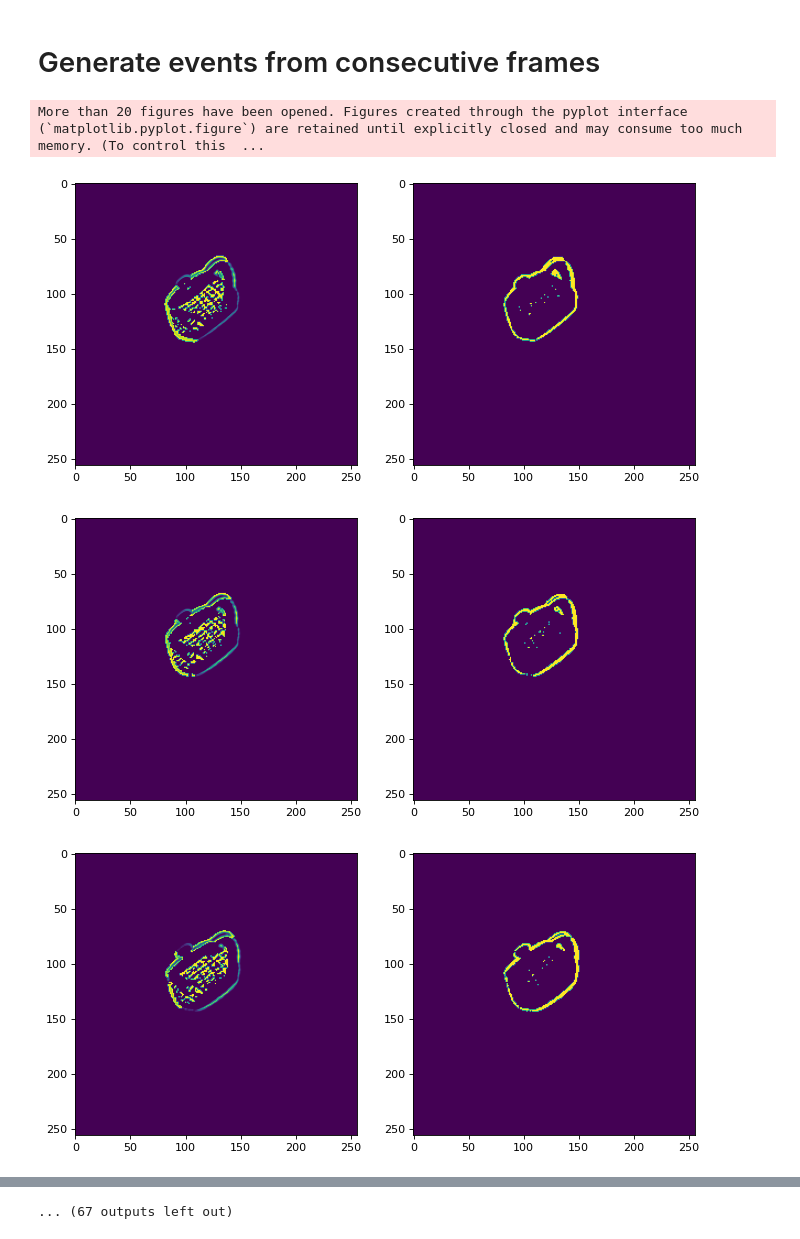
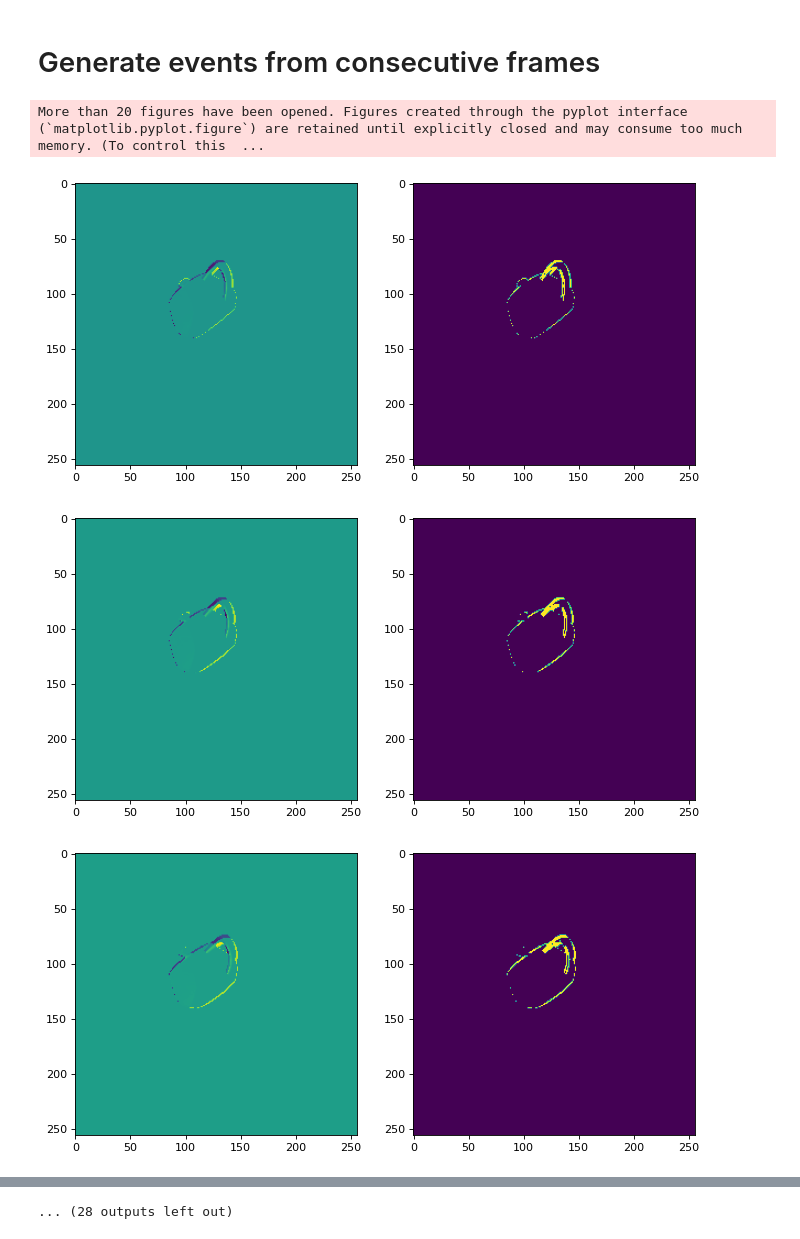
Before and after one commit to alexisbdr/e3d, a Jupyter notebook: simulate-camera-pose-test.ipynb, the cells around one changed output, grey strips where cells are left out. Saved outputs shown, nothing was run; the diff lists cells and outputs as text; code cells hidden in the pictures.

```diff
--- a/simulate-camera-pose-test.ipynb
+++ b/simulate-camera-pose-test.ipynb
@@ -342,7 +322,10 @@ for type_key in render.images.keys():
 # %%
-ON = 1
+ON = 255
 OFF = 0
 threshold = 250
+
+def rgb2gray(rgb):
+    return np.dot(rgb[...,:3], [0.2989, 0.5870, 0.1140])
 
 def adaptive_thresholding(diff_frames):
     """
@@ -358,37 +341,66 @@ def dilate_boundaries(diff_frame):
     """
     raise NotImplementedError
 
+def fiter_consts(array_frame):
+    const_filter = [float("nan"), float("inf")] #Just so we can extend this maybe?
+    for const in const_filter:
+        rows, cols = np.where(array_frame == const)
+
+
 for type_key in render.images.keys():
     prev_img = None
     for num, img in enumerate(render.images[type_key]):
         img = deepcopy(img)
         img_manager = ImageManager.from_dict(img)
         img_data = img_manager._load
+        if type_key == "shaded":
+                img_data = rgb2gray(img_data)
+        else: continue
         if prev_img is not None:
 
             #if type_key == "shaded": print(np.where(img_data!=prev_img))
 
+
             diff_frames = np.subtract(img_data, prev_img)
+            #if type_key == "shaded":
+                #Plt imshow should only take in a uint8
+            #    diff_frames = np.uint8(diff_frames)
+
             #diff_frames[:,:,-1].shape) - only take first two dims of the array
             #if type_key == "shaded": print(np.where(diff_frames!=0))
 
             threshold_diff = (diff_frames < threshold) * diff_frames
             #threshold_diff = np.where(diff_frames > threshold, 1, 0) #This sets the entire array to 1 or 0
 
-            tanh_diff = np.tanh(threshold_diff).astype(np.uint16)
+            tanh_diff = np.tanh(threshold_diff).astype(np.uint8)
             tanh_diff = np.where(tanh_diff != 0, ON, OFF) #Set the pixels to on or off based off of their value
 
+
+            #Matplot plotting
             plt.figure(figsize=(10, 10))
             plt.subplot(1, 2, 1)
             plt.imshow(diff_frames)
             plt.grid(False)
             plt.subplot(1, 2, 2)
             plt.imshow(tanh_diff)
             plt.grid(False)
 
+            """
+            #Plotly plotting - this doesn't work
+            fig = make_subplots(rows=1, cols=2)
+            fig.add_trace(
+                px.imshow(diff_frames),
+                row = 1, col = 1
+            )
+            fig.add_trace(
+                px.imshow(tanh_diff),
+                row=1, col=2
+            )
+            fig.show()
+            """
         prev_img = img_data
 # %% [output]
 More than 20 figures have been opened. Figures created through the pyplot interface (`matplotlib.pyplot.figure`) are retained until explicitly closed and may consume too much memory. (To control this  ...
-[figure, old version]
+[figure, new version]
-[figure, old version]
+[figure, new version]
-[figure, old version]
+[figure, new version]
@@ -403 +415 @@ More than 20 figures have been opened. Figures created through the pyplot interf
-... (67 outputs left out)
+... (28 outputs left out)
```
Also changed, not shown: parts of 7 cells of this notebook, 2 other files.
